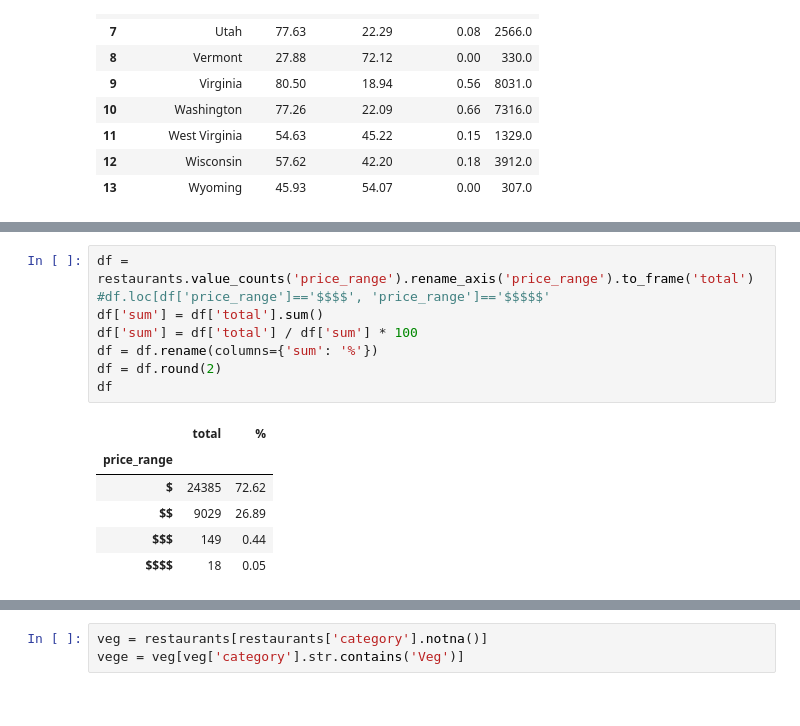
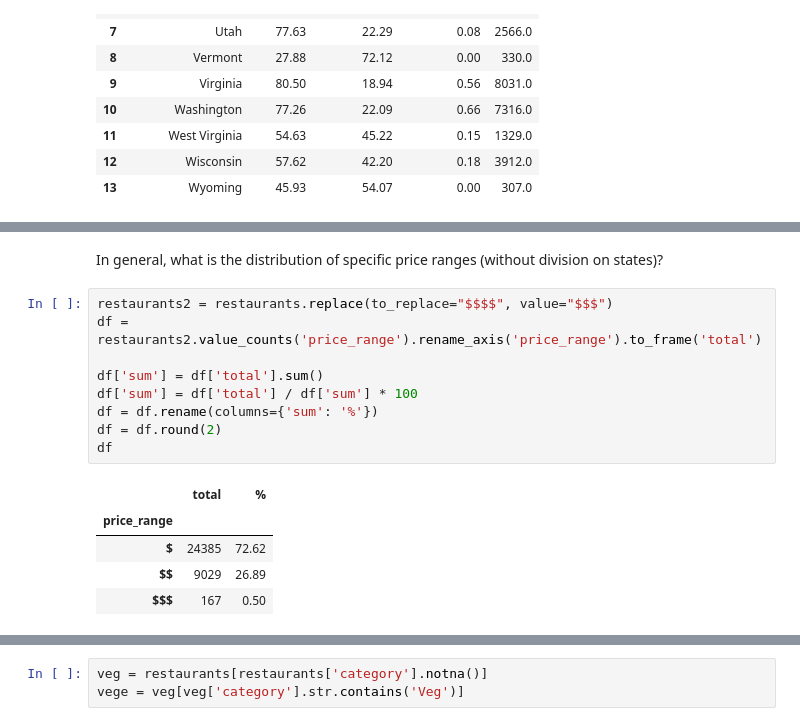
Before and after one commit to infoshareacademy/JDSZR11-DatA_Team, a Jupyter notebook: final_presentation.ipynb, the cells around one changed output, grey strips where cells are left out. Cells and saved outputs as stored; diff of their text form.

```diff
--- a/final_presentation.ipynb
+++ b/final_presentation.ipynb
@@ -103,16 +113,18 @@ all1
+# %% [markdown]
+In general, what is the distribution of specific price ranges (without division on states)?
 # %%
-df = restaurants.value_counts('price_range').rename_axis('price_range').to_frame('total')
-#df.loc[df['price_range']=='$$$$', 'price_range']=='$$$$$'
+restaurants2 = restaurants.replace(to_replace="$$$$", value="$$$")
+df = restaurants2.value_counts('price_range').rename_axis('price_range').to_frame('total')
+
 df['sum'] = df['total'].sum()
 df['sum'] = df['total'] / df['sum'] * 100
 df = df.rename(columns={'sum': '%'})
 df = df.round(2)
 df
 # %% [output]
 |  | total | % |
 | price_range |  |  |
 | $ | 24385 | 72.62 |
 | $$ | 9029 | 26.89 |
-| $$$ | 149 | 0.44 |
-| $$$$ | 18 | 0.05 |
+| $$$ | 167 | 0.50 |
 # %%
```
Also changed, not shown: parts of 23 cells of this notebook.
